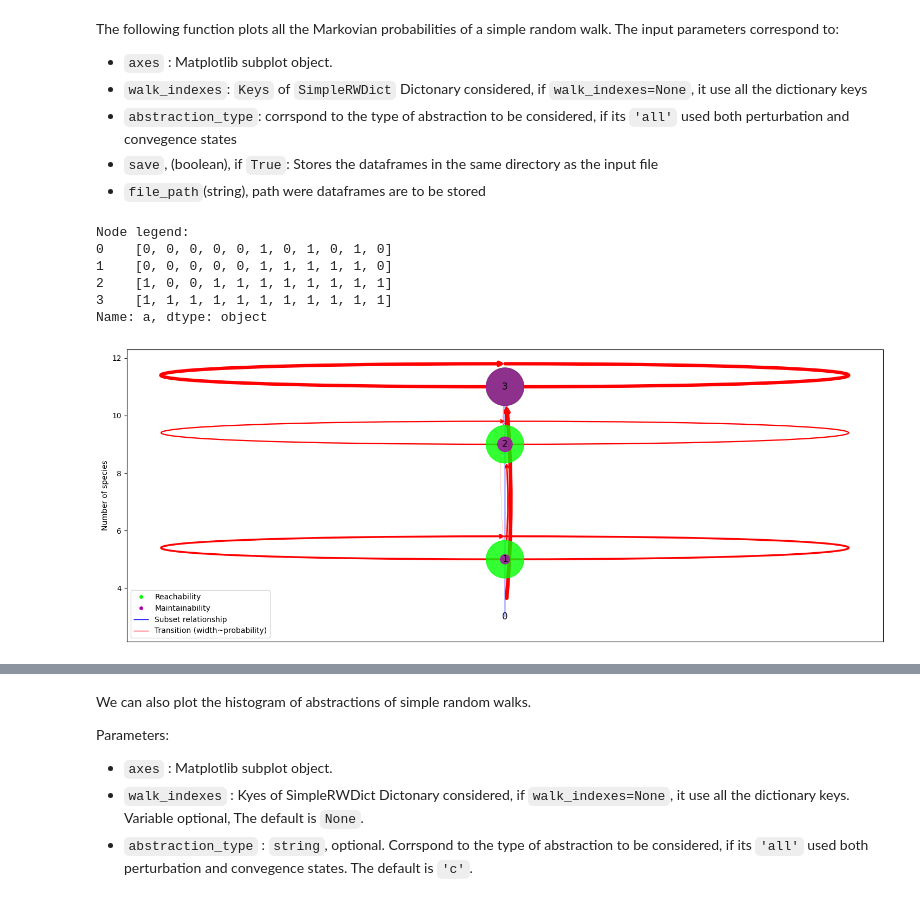
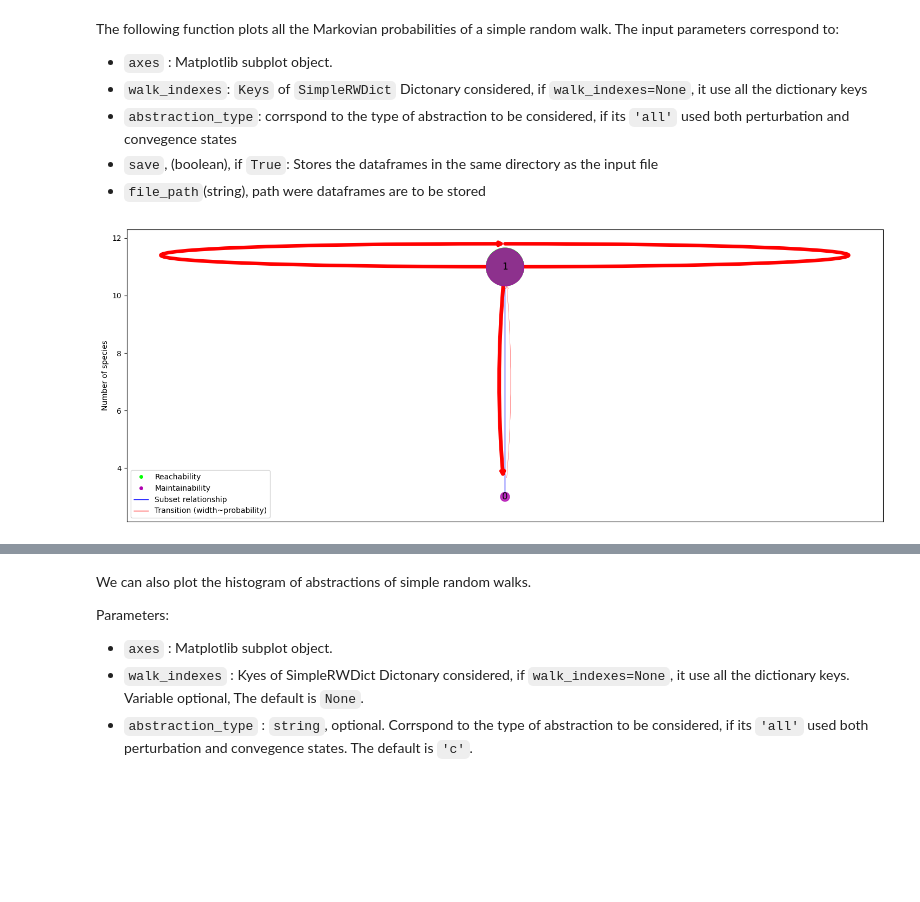
Before and after one commit to pmaldona/pyRN, a Jupyter notebook: notebooks/Resilient Plot Functions.ipynb, the cells around one changed output, grey strips where cells are left out. Drawn from its saved outputs; the diff is of its cells as text; code cells hidden in the pictures; blank space fills up the shorter version.

```diff
--- a/notebooks/Resilient Plot Functions.ipynb
+++ b/notebooks/Resilient Plot Functions.ipynb
@@ -169,14 +319,8 @@ The following function plots all the Markovian probabilities of a simple random
 # %%
 fig, axes = plt.subplots()
 fig.set_size_inches(18, 7)
 
-RN.plotMarkovSimpleRw(axes, walk_indexes=None, abstraction_type='c', save=False, file_path=None)
+RN.plotMarkovRw(axes,walk_type='simple', walk_indexes=None, abstraction_type='c',complexity_type='cc')
 plt.show()
 # %% [output]
-Node legend:
-0    [0, 0, 0, 0, 0, 1, 0, 1, 0, 1, 0]
-1    [0, 0, 0, 0, 0, 1, 1, 1, 1, 1, 0]
-2    [1, 0, 0, 1, 1, 1, 1, 1, 1, 1, 1]
-3    [1, 1, 1, 1, 1, 1, 1, 1, 1, 1, 1]
-Name: a, dtype: object
-[figure, old version]
+[figure, new version]
```
Also changed, not shown: parts of 26 cells of this notebook, 20 other files.
